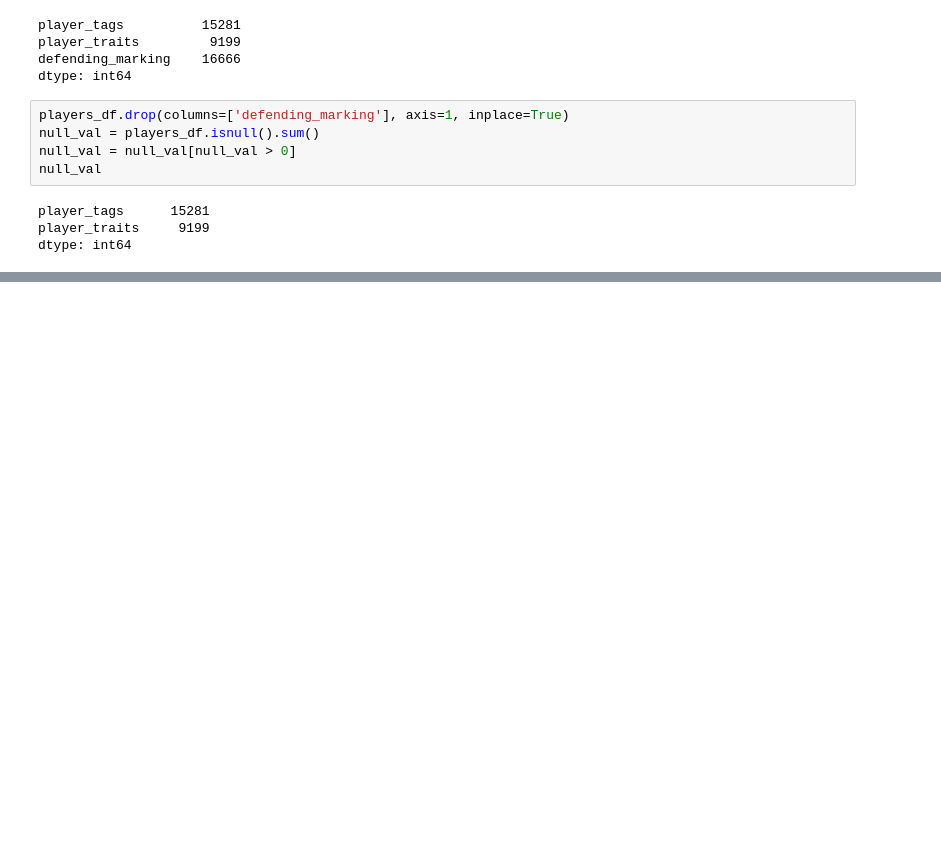
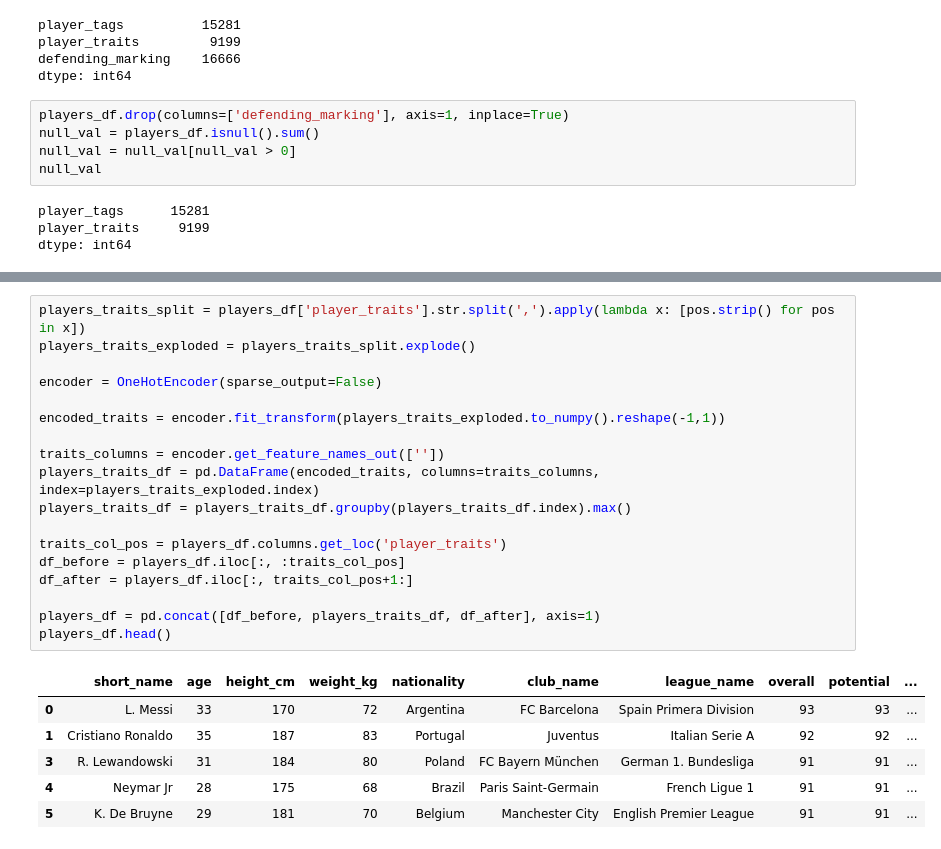
Before and after one commit to akshitlangeh123/FIFA-Seer, a Jupyter notebook: preprocess.ipynb, the cells around one changed output, grey strips where cells are left out. Cells and saved outputs as stored; diff of their text form; blank space fills up the shorter version.

```diff
--- a/preprocess.ipynb
+++ b/preprocess.ipynb
@@ -103,0 +137,25 @@ dtype: int64
+# %%
+players_traits_split = players_df['player_traits'].str.split(',').apply(lambda x: [pos.strip() for pos in x])
+players_traits_exploded = players_traits_split.explode()
+
+encoder = OneHotEncoder(sparse_output=False)
+
+encoded_traits = encoder.fit_transform(players_traits_exploded.to_numpy().reshape(-1,1))
+
+traits_columns = encoder.get_feature_names_out([''])
+players_traits_df = pd.DataFrame(encoded_traits, columns=traits_columns, index=players_traits_exploded.index)
+players_traits_df = players_traits_df.groupby(players_traits_df.index).max()
+
+traits_col_pos = players_df.columns.get_loc('player_traits')
+df_before = players_df.iloc[:, :traits_col_pos]
+df_after = players_df.iloc[:, traits_col_pos+1:]
+
+players_df = pd.concat([df_before, players_traits_df, df_after], axis=1)
+players_df.head()
+# %% [output]
+|  | short_name | age | height_cm | weight_kg | nationality | club_name | league_name | overall | potential | ... |
+| 0 | L. Messi | 33 | 170 | 72 | Argentina | FC Barcelona | Spain Primera Division | 93 | 93 | ... |
+| 1 | Cristiano Ronaldo | 35 | 187 | 83 | Portugal | Juventus | Italian Serie A | 92 | 92 | ... |
+| 3 | R. Lewandowski | 31 | 184 | 80 | Poland | FC Bayern München | German 1. Bundesliga | 91 | 91 | ... |
+| 4 | Neymar Jr | 28 | 175 | 68 | Brazil | Paris Saint-Germain | French Ligue 1 | 91 | 91 | ... |
+| 5 | K. De Bruyne | 29 | 181 | 70 | Belgium | Manchester City | English Premier League | 91 | 91 | ... |
```
Also changed, not shown: parts of 3 cells of this notebook.
